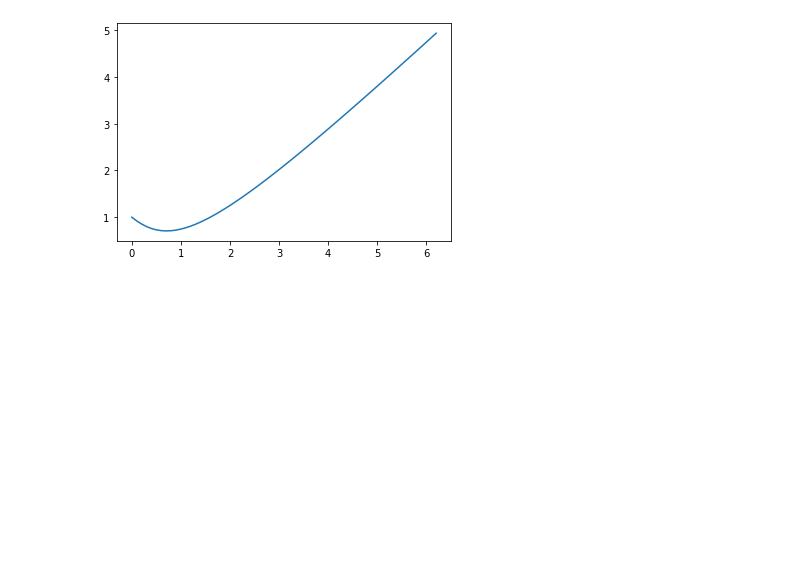
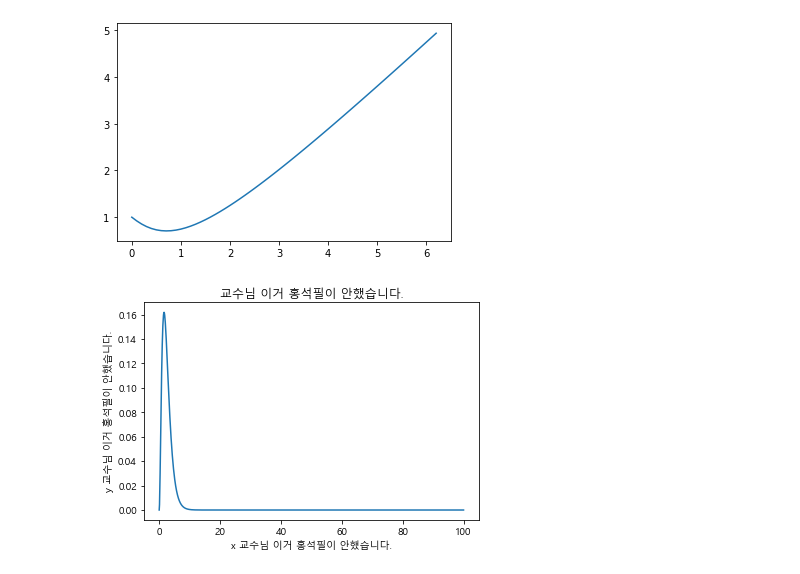
Before and after one commit to GUNU-GO/NUPLEX, a Jupyter notebook: Python_Projects/IV_characteristic/필멘.ipynb, the cells around one changed output. Drawn from its saved outputs; the diff is of its cells as text; code cells hidden in the pictures; blank space fills up the shorter version.

```diff
--- a/Python_Projects/IV_characteristic/필멘.ipynb
+++ b/Python_Projects/IV_characteristic/필멘.ipynb
@@ -16,3 +16,22 @@ plt.plot(t, y)
 # %% [output]
 [<matplotlib.lines.Line2D at 0x...>]
 [figure]
+# %%
+import matplotlib.pyplot as plt
+import numpy as np
+from matplotlib import font_manager, rc
+font_name = font_manager.FontProperties(fname="c:/Windows/Fonts/malgun.ttf").get_name()
+rc('font', family=font_name)
+
+def func(x):
+    return np.exp(-2*x)*(np.exp(x)*(x-1)+1)
+x = np.linspace(0,1e2,1e3)
+
+plt.plot(x,func(x))
+plt.xlabel('x 교수님 이거 홍석필이 안했습니다.')
+plt.ylabel('y 교수님 이거 홍석필이 안했습니다.')
+plt.title('교수님 이거 홍석필이 안했습니다.')
+plt.savefig('석필이')
+plt.show()
+# %% [output]
+[figure, added]
```
Also changed, not shown: 20 other files.
